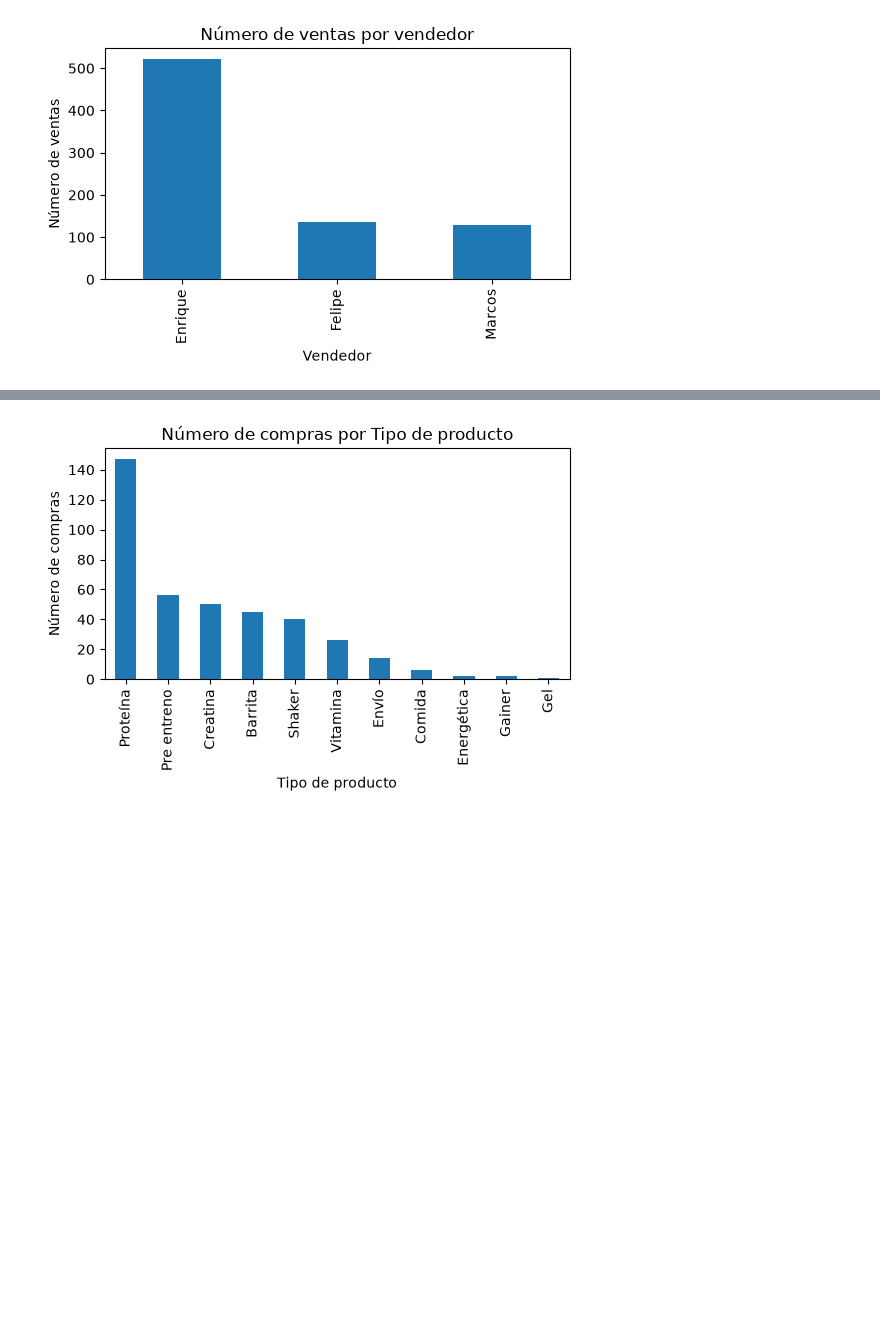
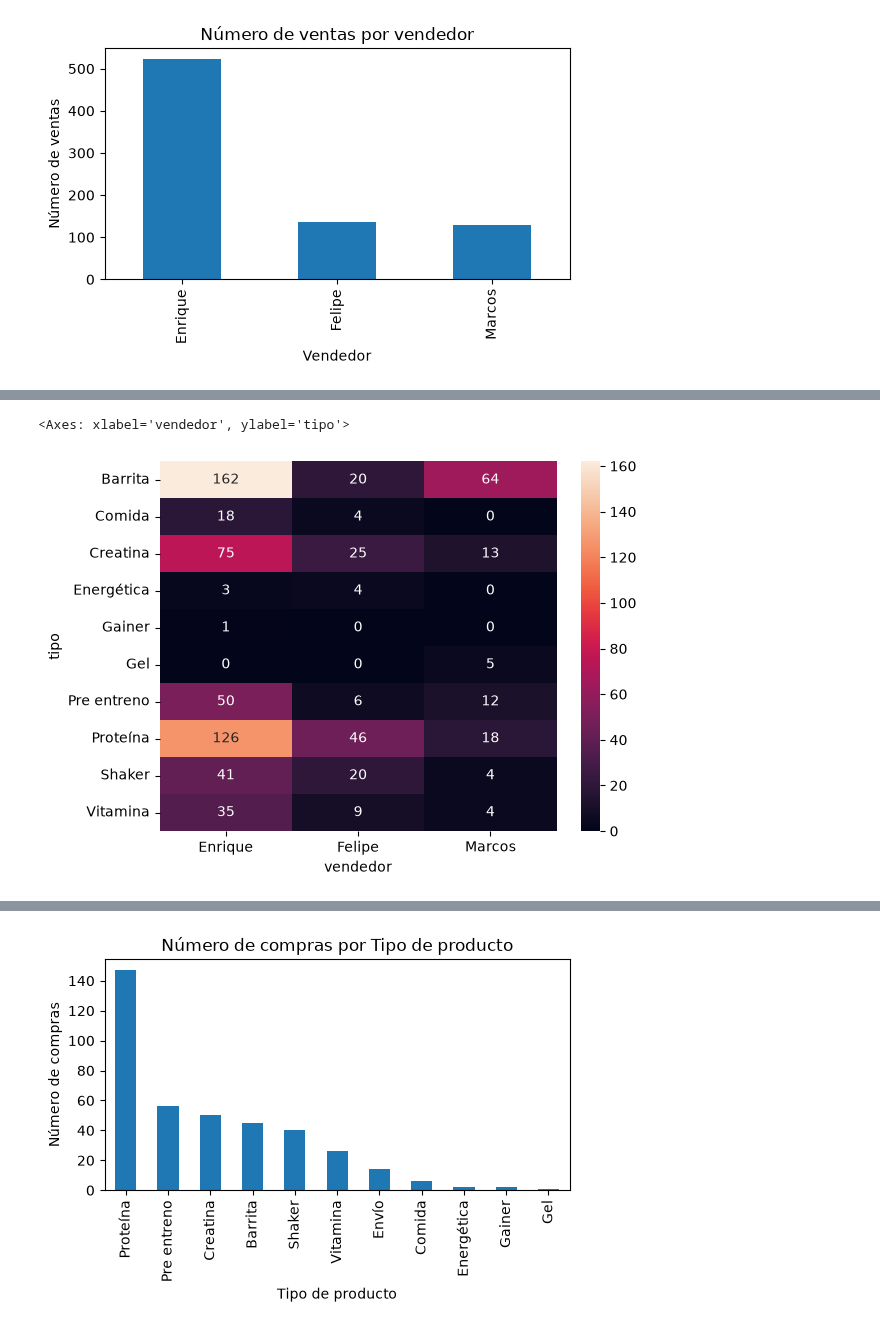
Before and after one commit to marcospnur/Bravos_Nutrition, a Jupyter notebook: Analisis de datos.ipynb, the cells around one changed output, grey strips where cells are left out. Drawn from its saved outputs; the diff is of its cells as text; code cells hidden in the pictures; blank space fills up the shorter version.

```diff
--- a/Analisis de datos.ipynb
+++ b/Analisis de datos.ipynb
@@ -319,6 +320,14 @@ Text(37.722222222222214, 0.5, 'Número de ventas')
 ## Eliminación de errores
 panel_ventas.loc[panel_ventas["vendedor"]== "Arreglo Stock",["vendedor"]]=np.nan
 panel_ventas.loc[panel_ventas["vendedor"]=="Toribio",["vendedor"]]=np.nan
+panel_ventas.loc[panel_ventas["valor"]<1500,["valor"]]=np.nan
 panel_ventas=panel_ventas.dropna(axis=0,how="any")
 
 ## PANEL VENTAS LIMPIO
+# %%
+## Análisis Bivariado Ventas
+# Variables categóricas
+sn.heatmap(pd.crosstab(panel_ventas["tipo"], panel_ventas["vendedor"]), annot=True, fmt="d")
+# %% [output]
+<Axes: xlabel='vendedor', ylabel='tipo'>
+[figure, added]
```
Also changed, not shown: parts of 16 cells of this notebook.
